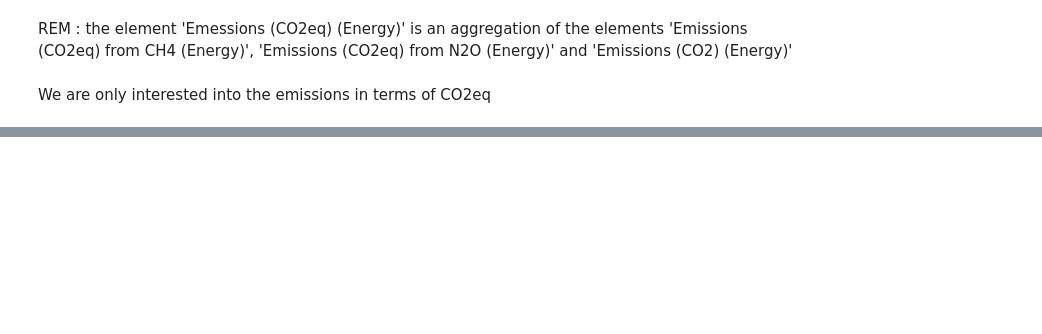
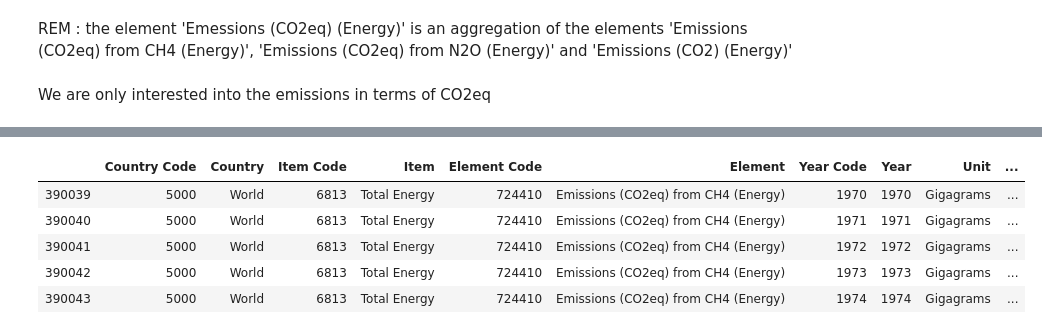
Before and after one commit to Lambo97/ADAProject, a Jupyter notebook: src/greenhouse.ipynb, the cells around one changed output, grey strips where cells are left out. Saved outputs shown, nothing was run; the diff lists cells and outputs as text; code cells hidden in the pictures; blank space fills up the shorter version.

```diff
--- a/src/greenhouse.ipynb
+++ b/src/greenhouse.ipynb
@@ -299,0 +344,11 @@ emissions_energy
+# %%
+#just looking at world total emissions from energy use in agriculture
+emissions_energy_world = emissions_energy[(emissions_energy['Country'] == 'World')]
+emissions_energy_world.head()
+# %% [output]
+|  | Country Code | Country | Item Code | Item | Element Code | Element | Year Code | Year | Unit | ... |
+| 390039 | 5000 | World | 6813 | Total Energy | 724410 | Emissions (CO2eq) from CH4 (Energy) | 1970 | 1970 | Gigagrams | ... |
+| 390040 | 5000 | World | 6813 | Total Energy | 724410 | Emissions (CO2eq) from CH4 (Energy) | 1971 | 1971 | Gigagrams | ... |
+| 390041 | 5000 | World | 6813 | Total Energy | 724410 | Emissions (CO2eq) from CH4 (Energy) | 1972 | 1972 | Gigagrams | ... |
+| 390042 | 5000 | World | 6813 | Total Energy | 724410 | Emissions (CO2eq) from CH4 (Energy) | 1973 | 1973 | Gigagrams | ... |
+| 390043 | 5000 | World | 6813 | Total Energy | 724410 | Emissions (CO2eq) from CH4 (Energy) | 1974 | 1974 | Gigagrams | ... |
```
Also changed, not shown: parts of 17 cells of this notebook.
